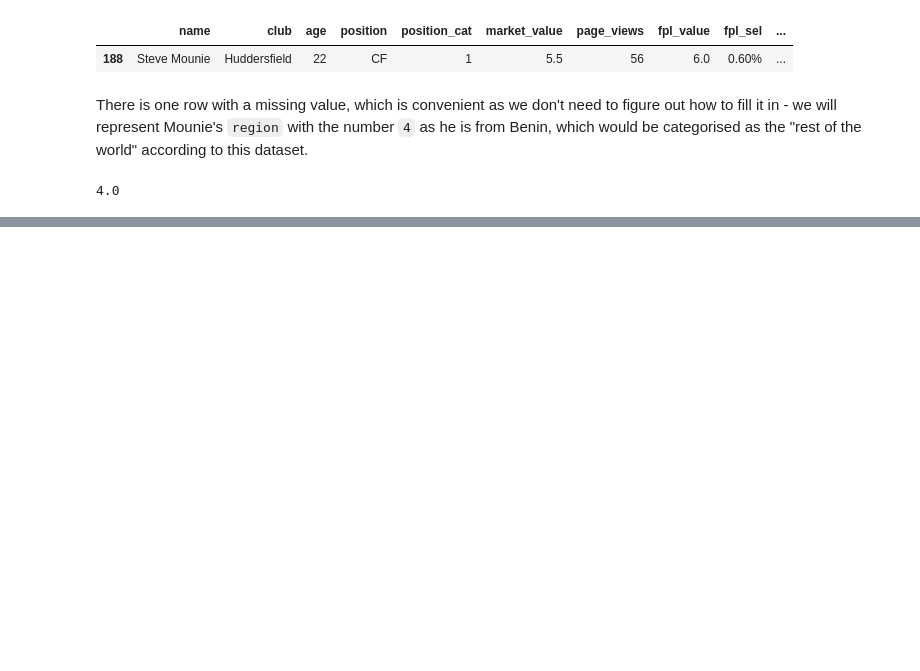
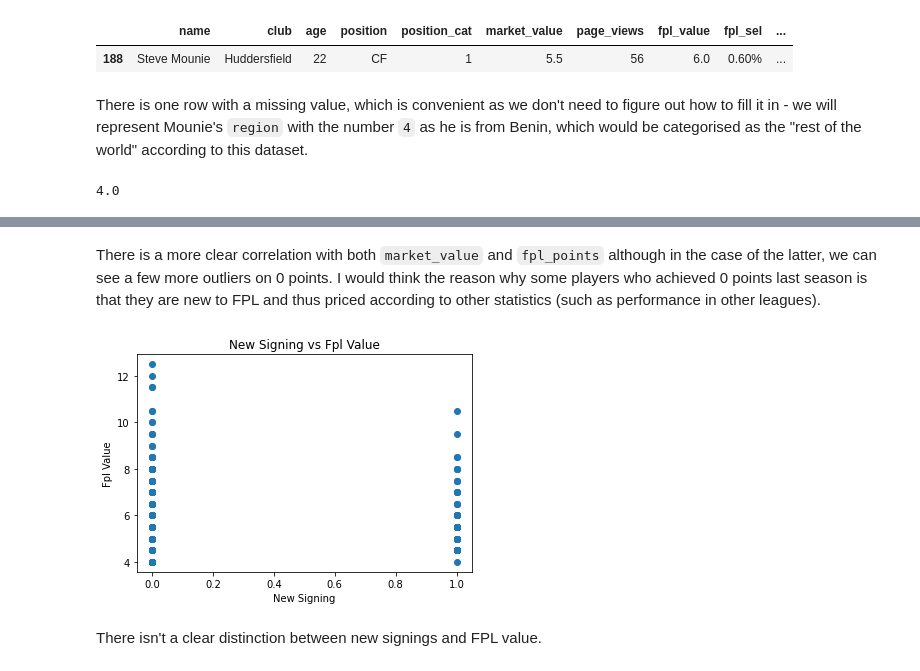
Before and after one commit to AmritShetra/football_stats, a Jupyter notebook: Notebook.ipynb, the cells around one changed output, grey strips where cells are left out. Drawn from its saved outputs; the diff is of its cells as text; code cells hidden in the pictures; blank space fills up the shorter version.

```diff
--- a/Notebook.ipynb
+++ b/Notebook.ipynb
@@ -78,0 +95,8 @@ plot_scatter(data, 'age')
+# %% [markdown]
+There is a more clear correlation with both `market_value` and `fpl_points` although in the case of the latter, we can see a few more outliers on 0 points. I would think the reason why some players who achieved 0 points last season is that they are new to FPL and thus priced according to other statistics (such as performance in other leagues).
+# %%
+plot_scatter(data, 'new_signing', 'fpl_value')
+# %% [output]
+[figure, added]
+# %% [markdown]
+There isn't a clear distinction between new signings and FPL value.
```
Also changed, not shown: parts of 9 cells of this notebook, 2 other files.
